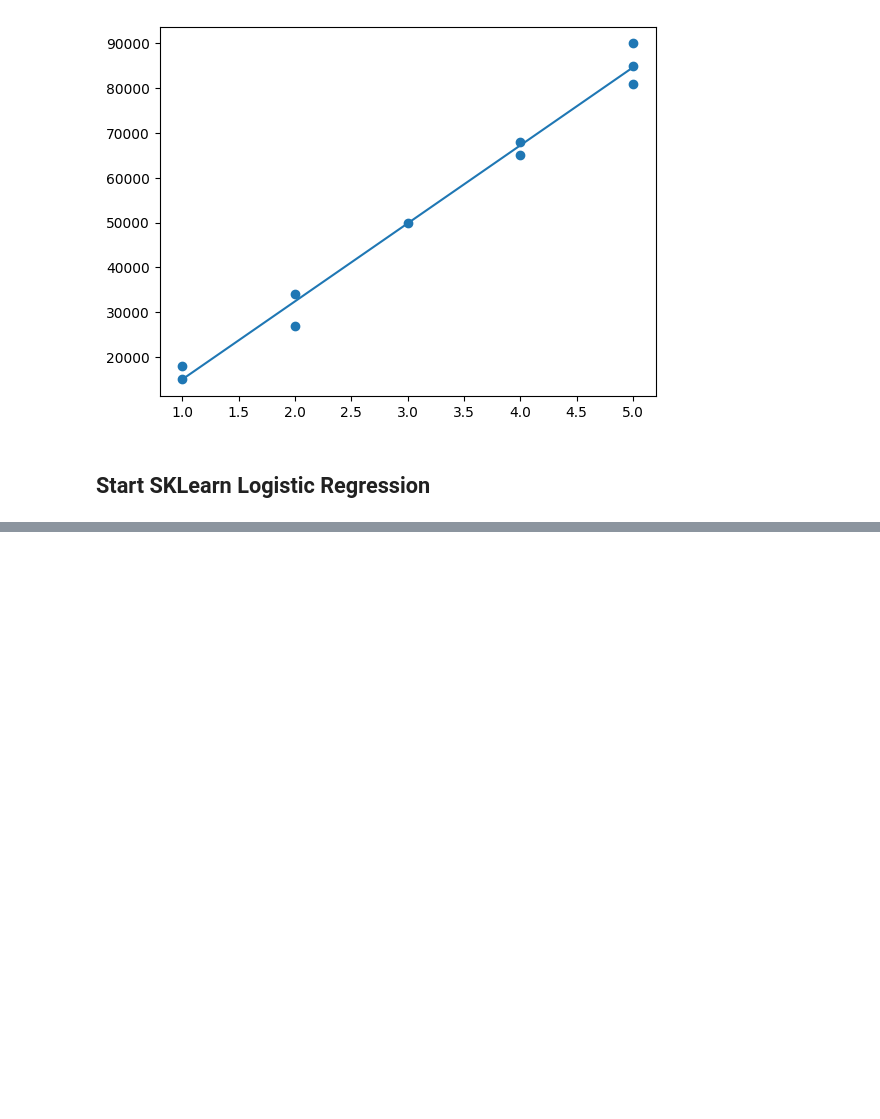
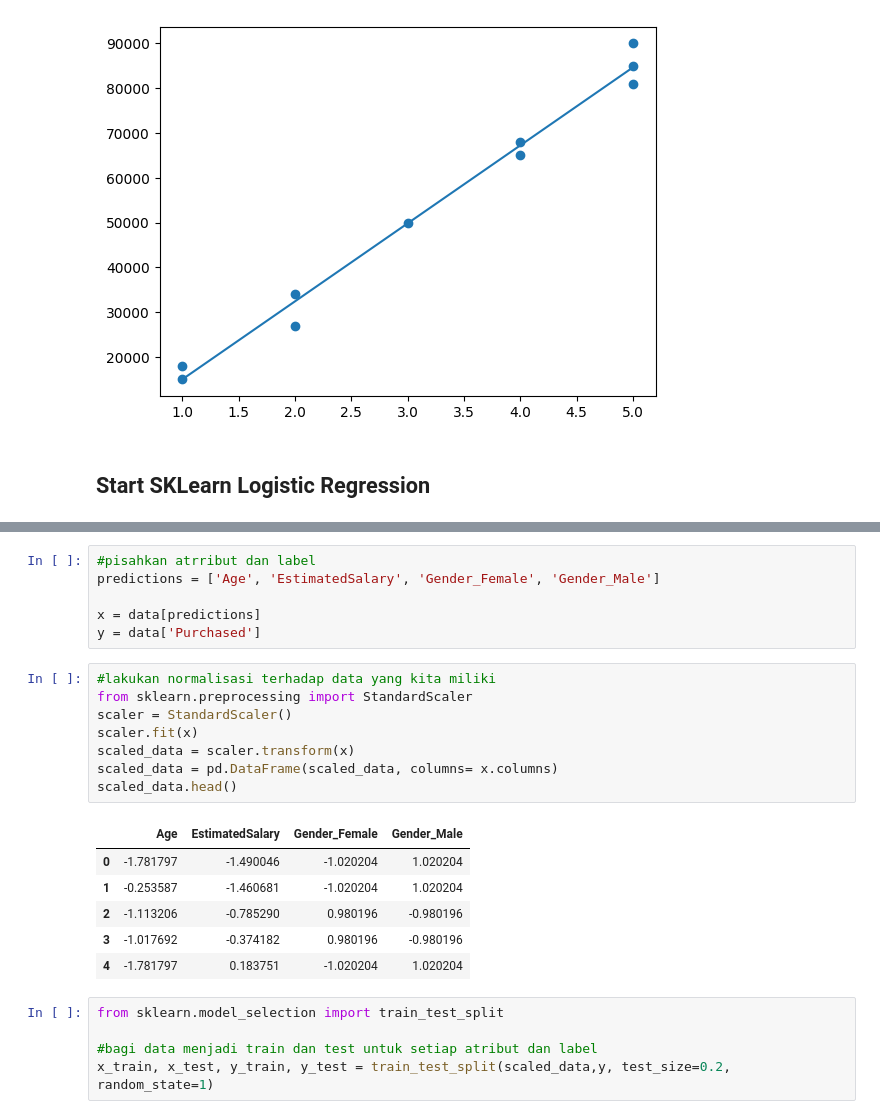
Before and after one commit to IAmNewbe/start-ml, a Jupyter notebook: start.ipynb, the cells around one changed output, grey strips where cells are left out. Cells and saved outputs as stored; diff of their text form; blank space fills up the shorter version.

```diff
--- a/start.ipynb
+++ b/start.ipynb
@@ -170,0 +220,26 @@ pl.plot(bedrooms, linreg.predict(bedrooms))
+# %%
+#pisahkan atrribut dan label
+predictions = ['Age', 'EstimatedSalary', 'Gender_Female', 'Gender_Male']
+
+x = data[predictions]
+y = data['Purchased']
+# %%
+#lakukan normalisasi terhadap data yang kita miliki
+from sklearn.preprocessing import StandardScaler
+scaler = StandardScaler()
+scaler.fit(x)
+scaled_data = scaler.transform(x)
+scaled_data = pd.DataFrame(scaled_data, columns= x.columns)
+scaled_data.head()
+# %% [output]
+|  | Age | EstimatedSalary | Gender_Female | Gender_Male |
+| 0 | -1.781797 | -1.490046 | -1.020204 | 1.020204 |
+| 1 | -0.253587 | -1.460681 | -1.020204 | 1.020204 |
+| 2 | -1.113206 | -0.785290 | 0.980196 | -0.980196 |
+| 3 | -1.017692 | -0.374182 | 0.980196 | -0.980196 |
+| 4 | -1.781797 | 0.183751 | -1.020204 | 1.020204 |
+# %%
+from sklearn.model_selection import train_test_split
+
+#bagi data menjadi train dan test untuk setiap atribut dan label
+x_train, x_test, y_train, y_test = train_test_split(scaled_data,y, test_size=0.2, random_state=1)
```
Also changed, not shown: parts of 11 cells of this notebook, 3 other files.
